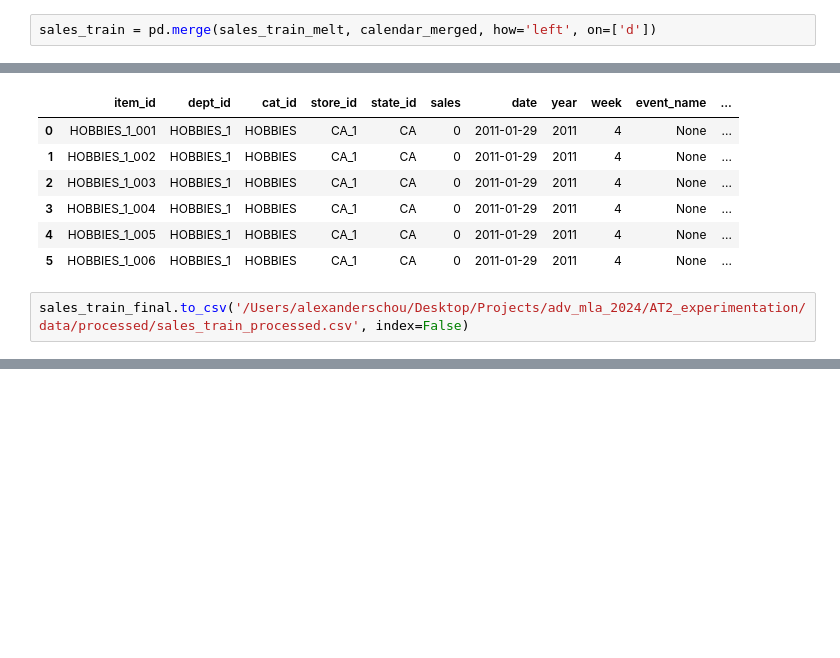
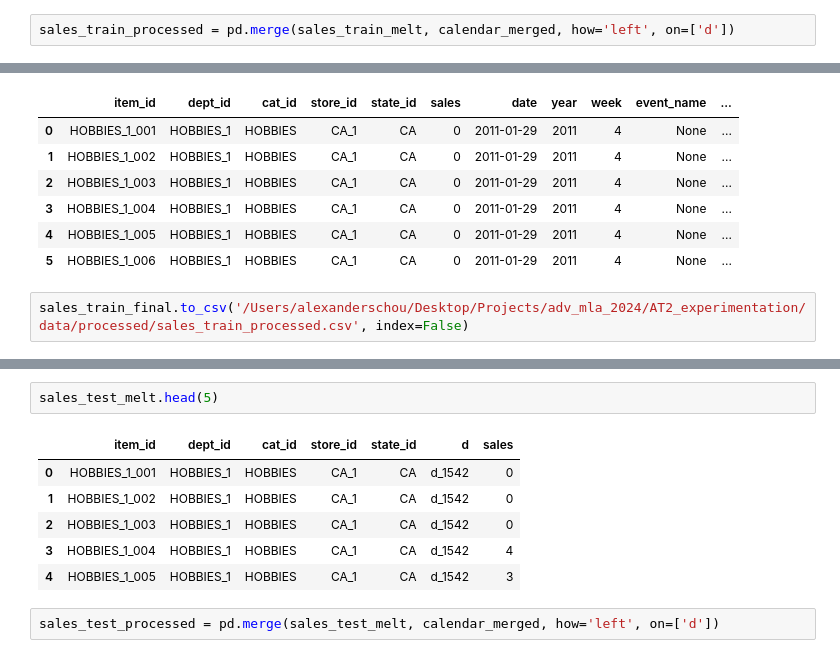
Before and after one commit to hvf24hyv/AT2_experimentation, a Jupyter notebook: notebooks/predictive/schou_alexander_ 25636299-predictive_EDA.ipynb, the cells around one changed output, grey strips where cells are left out. Cells and saved outputs as stored; diff of their text form; blank space fills up the shorter version.

```diff
--- a/notebooks/predictive/schou_alexander_ 25636299-predictive_EDA.ipynb
+++ b/notebooks/predictive/schou_alexander_ 25636299-predictive_EDA.ipynb
@@ -370,5 +370,5 @@ sales_train_melt
 | 46985089 | FOODS_3_827_WI_3_evaluation | FOODS_3_827 | FOODS_3 | FOODS | WI_3 | WI | d_1541 | 3 |
 46985090 rows × 8 columns
 # %%
-sales_train = pd.merge(sales_train_melt, calendar_merged, how='left', on=['d'])
+sales_train_processed = pd.merge(sales_train_melt, calendar_merged, how='left', on=['d'])
 # %%
@@ -477,0 +505,11 @@ sales_train_final.to_csv('/Users/alexanderschou/Desktop/Projects/adv_mla_2024/AT
+# %%
+sales_test_melt.head(5)
+# %% [output]
+|  | item_id | dept_id | cat_id | store_id | state_id | d | sales |
+| 0 | HOBBIES_1_001 | HOBBIES_1 | HOBBIES | CA_1 | CA | d_1542 | 0 |
+| 1 | HOBBIES_1_002 | HOBBIES_1 | HOBBIES | CA_1 | CA | d_1542 | 0 |
+| 2 | HOBBIES_1_003 | HOBBIES_1 | HOBBIES | CA_1 | CA | d_1542 | 0 |
+| 3 | HOBBIES_1_004 | HOBBIES_1 | HOBBIES | CA_1 | CA | d_1542 | 4 |
+| 4 | HOBBIES_1_005 | HOBBIES_1 | HOBBIES | CA_1 | CA | d_1542 | 3 |
+# %%
+sales_test_processed = pd.merge(sales_test_melt, calendar_merged, how='left', on=['d'])
```
Also changed, not shown: parts of 14 cells of this notebook, 4 other files.
